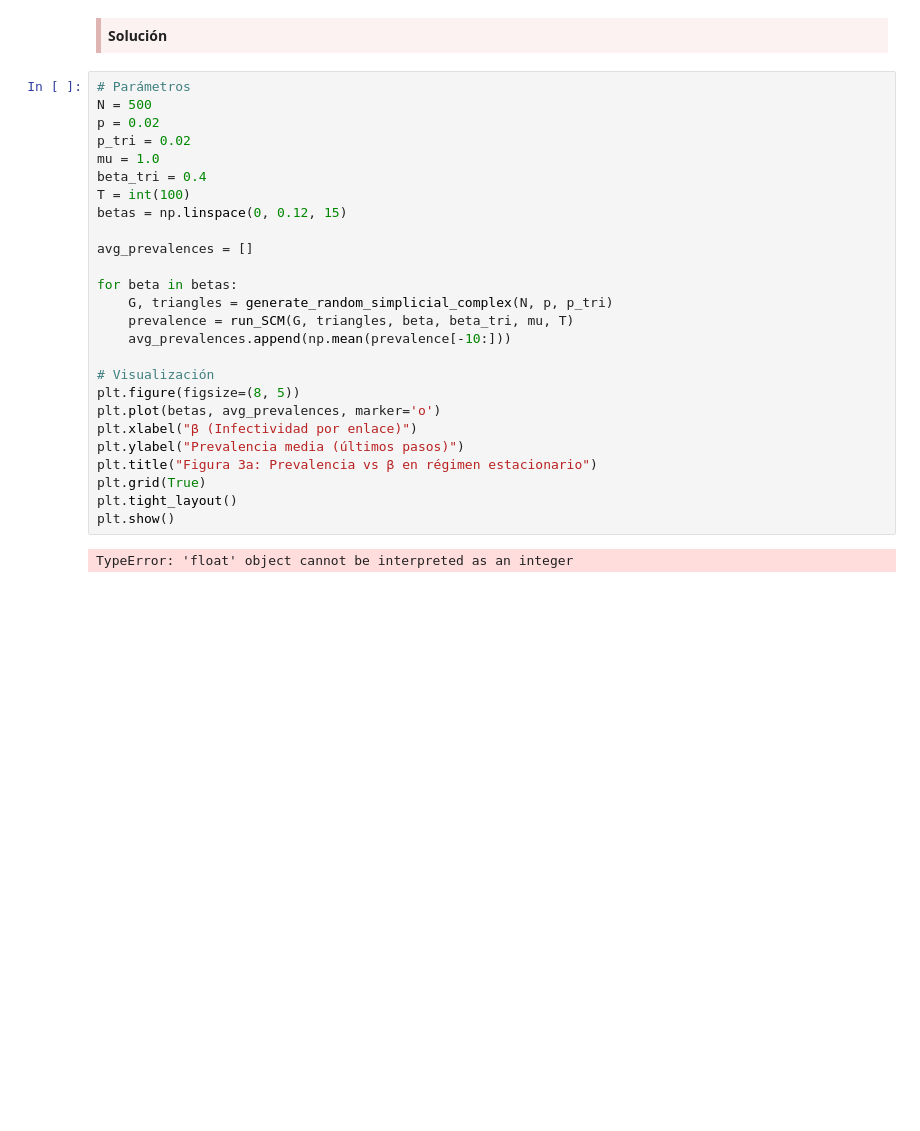
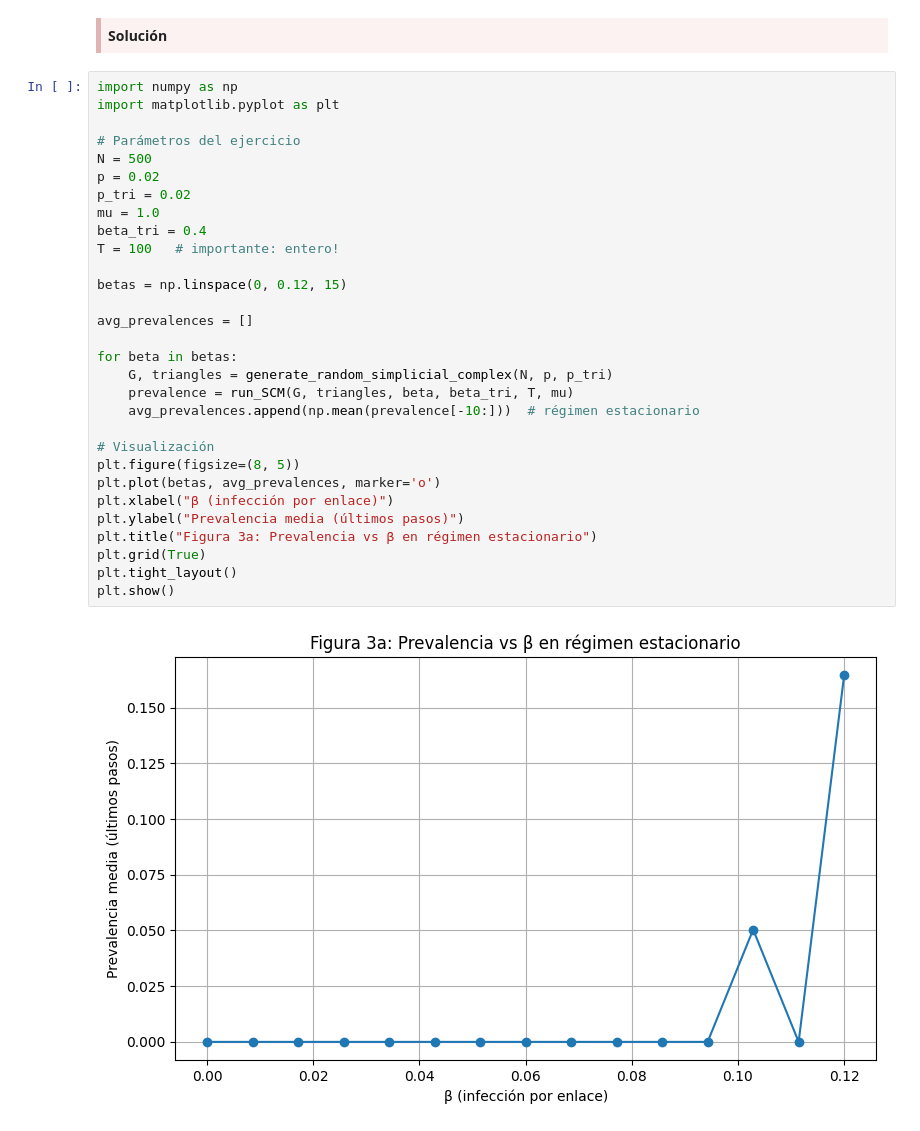
Before and after one commit to franchi2412/RedesComplejasPEC3, a Jupyter notebook: M2.876_PEC3-Enunciado.ipynb, the cells around one changed output. Saved outputs shown, nothing was run; the diff lists cells and outputs as text; blank space fills up the shorter version.

```diff
--- a/M2.876_PEC3-Enunciado.ipynb
+++ b/M2.876_PEC3-Enunciado.ipynb
@@ -722,31 +722,35 @@ A partir del código desarrollado en la pregunta anterior, y con la información
 <strong>Solución</strong>
 </div>
 # %%
-# Parámetros
+import numpy as np
+import matplotlib.pyplot as plt
+
+# Parámetros del ejercicio
 N = 500
 p = 0.02
 p_tri = 0.02
 mu = 1.0
 beta_tri = 0.4
-T = int(100)
+T = 100   # importante: entero!
+
 betas = np.linspace(0, 0.12, 15)
 
 avg_prevalences = []
 
 for beta in betas:
     G, triangles = generate_random_simplicial_complex(N, p, p_tri)
-    prevalence = run_SCM(G, triangles, beta, beta_tri, mu, T)
-    avg_prevalences.append(np.mean(prevalence[-10:]))
+    prevalence = run_SCM(G, triangles, beta, beta_tri, T, mu)
+    avg_prevalences.append(np.mean(prevalence[-10:]))  # régimen estacionario
 
 # Visualización
 plt.figure(figsize=(8, 5))
 plt.plot(betas, avg_prevalences, marker='o')
-plt.xlabel("β (Infectividad por enlace)")
+plt.xlabel("β (infección por enlace)")
 plt.ylabel("Prevalencia media (últimos pasos)")
 plt.title("Figura 3a: Prevalencia vs β en régimen estacionario")
 plt.grid(True)
 plt.tight_layout()
 plt.show()
 # %% [output]
-TypeError: 'float' object cannot be interpreted as an integer
+[figure, added]
 # %%
```
Also changed, not shown: parts of 4 cells of this notebook, 1 other file.
